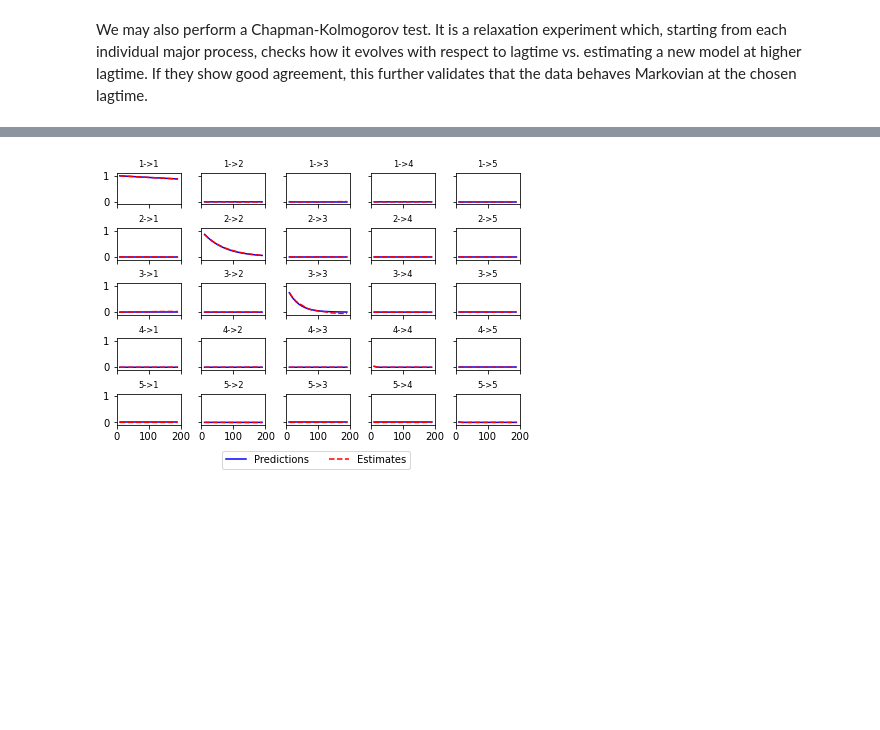
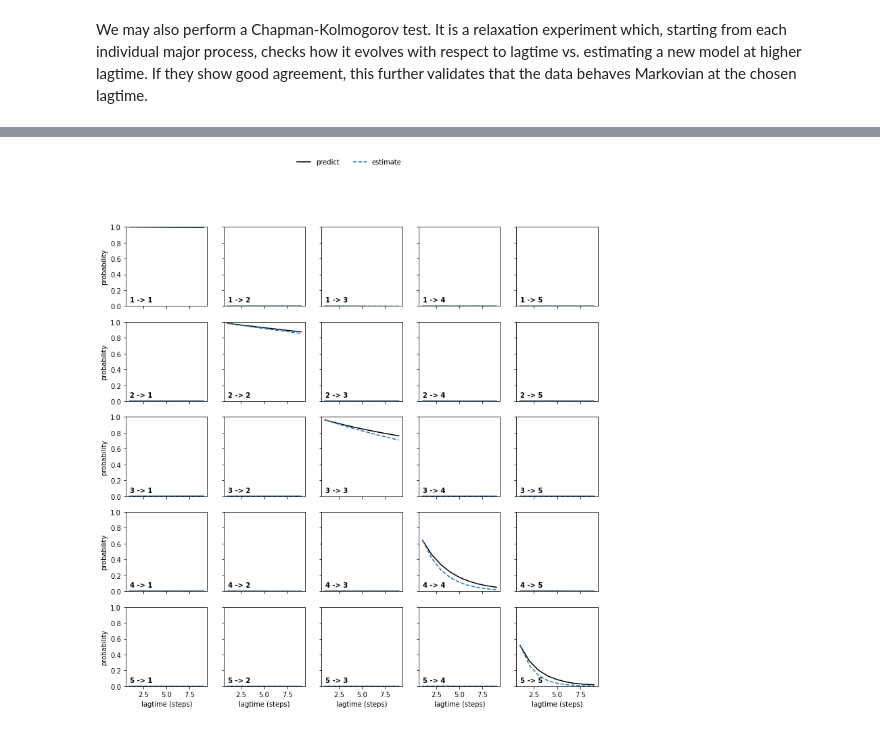
Before and after one commit to deeptime-ml/deeptime-notebooks, a Jupyter notebook: examples/ala2-example.ipynb, the cells around one changed output, grey strips where cells are left out. Cells and saved outputs as stored; diff of their text form; code cells hidden in the pictures; blank space fills up the shorter version.

```diff
--- a/examples/ala2-example.ipynb
+++ b/examples/ala2-example.ipynb
@@ -196,19 +185,4 @@ Let us visualize the CKTest based on the Koopman model.
-# %%
-n_states = len(vamp.singular_values)
-
-tau = cktest.lagtimes[1]
-steps = len(cktest.lagtimes)
-fig, ax = plt.subplots(n_states, n_states, sharex=True, sharey=True, constrained_layout=True)
-for i in range(n_states):
-    for j in range(n_states):
-        pred = ax[i][j].plot(cktest.lagtimes, cktest.predictions[:, i, j], color='b')
-        est = ax[i][j].plot(cktest.lagtimes, cktest.estimates[:, i, j], color='r', linestyle='--')
-        ax[i][j].set_title(str(i+1)+ '->' +str(j+1),
-                                       fontsize='small')
-ax[0][0].set_ylim((-0.1,1.1));
-ax[0][0].set_xlim((0, steps*tau));
-ax[0][0].axes.get_xaxis().set_ticks(np.round(np.linspace(0, steps*tau, 3)));
-fig.legend([pred[0], est[0]], ["Predictions", "Estimates"], 'lower center', ncol=2,
-           bbox_to_anchor=(0.5, -0.1));
-# %% [output]
-[figure, removed]
+# %%
+plot_ck_test(vamp_models[0].ck_test(vamp_models));
+# %% [output]
+[figure, added]
```
Also changed, not shown: parts of 20 cells of this notebook.
